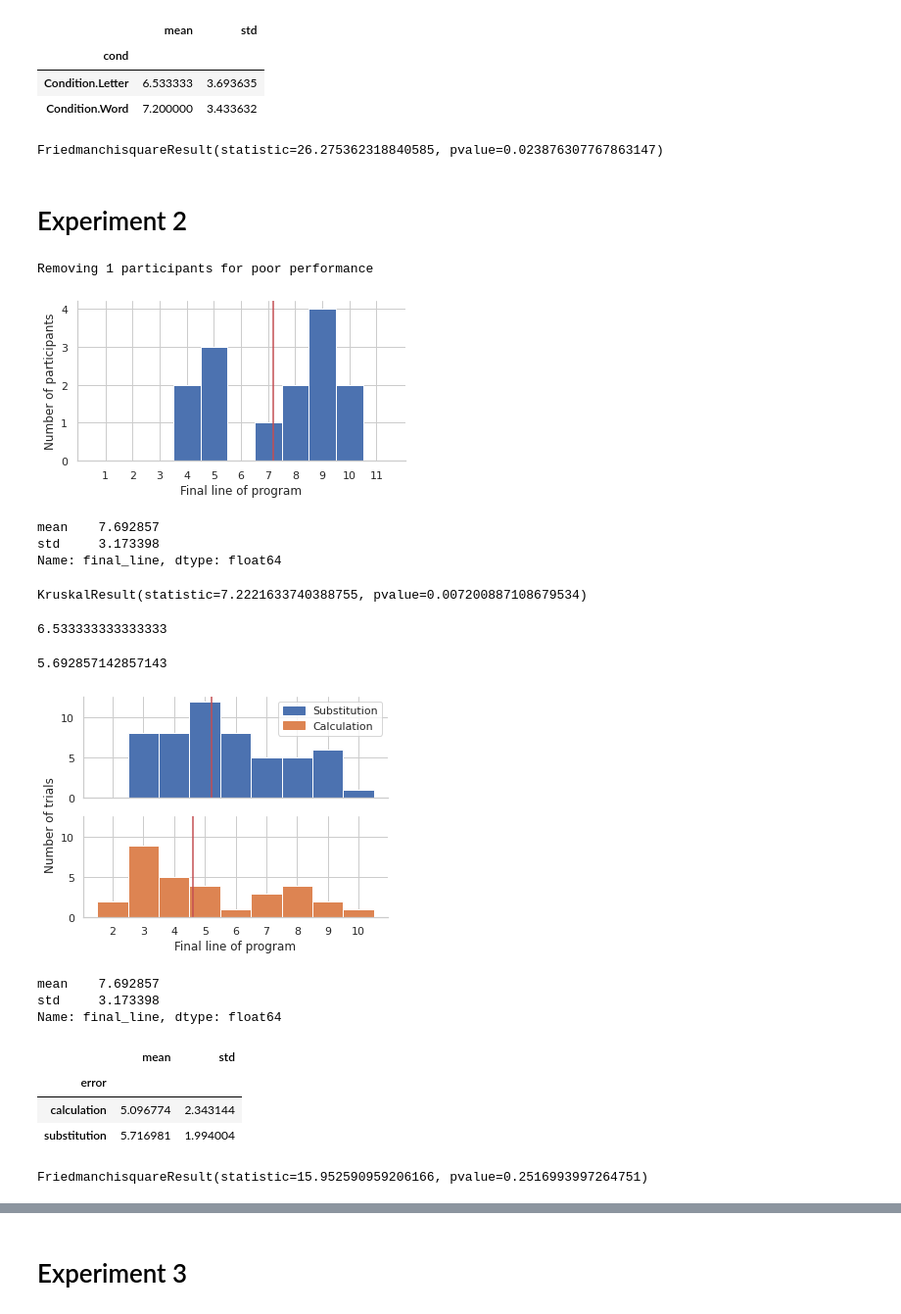
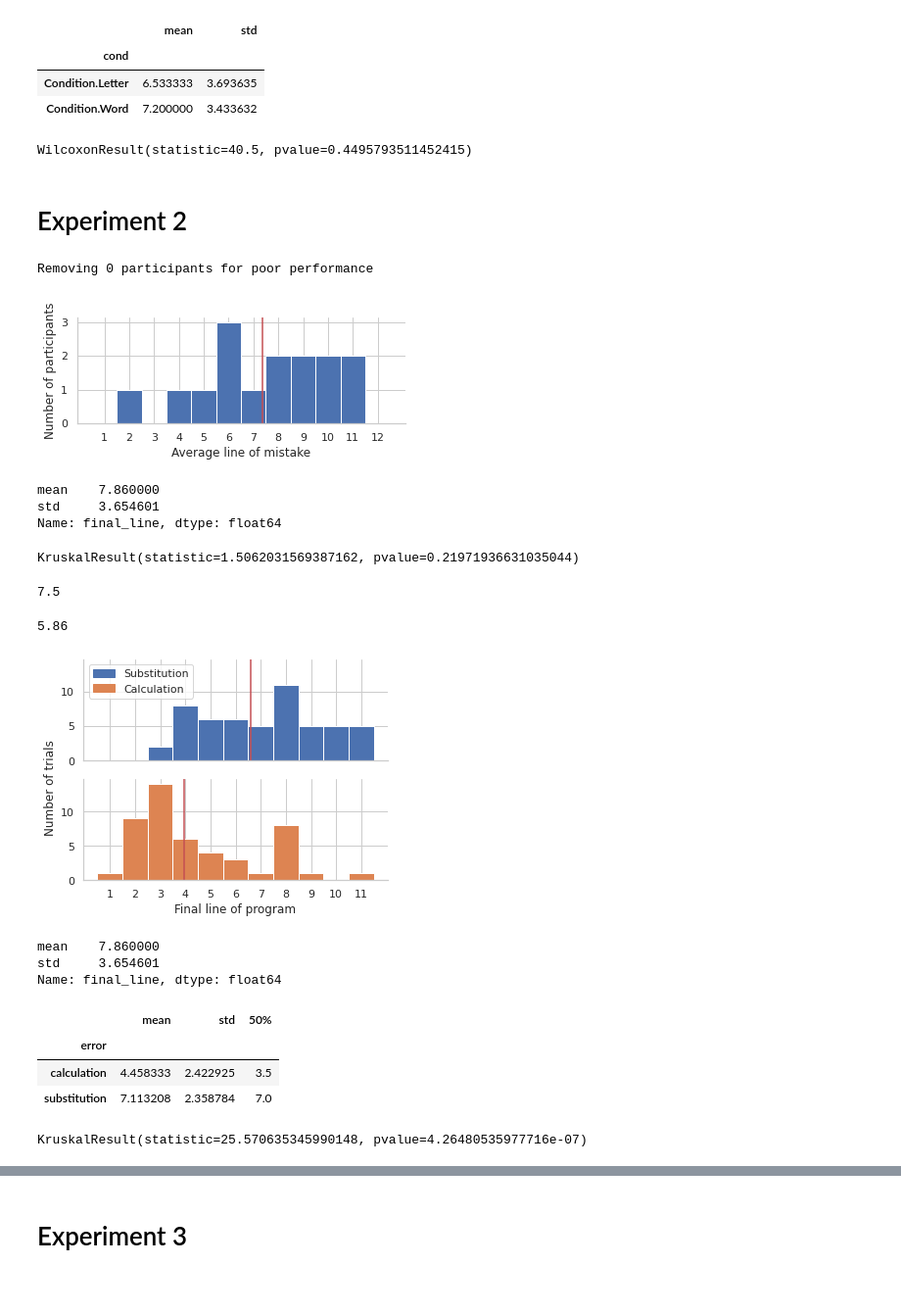
Before and after one commit to willcrichton/psypl-experiments, a Jupyter notebook: experiments/tracing_wm/FINAL_chi_analysis.ipynb, the cells around one changed output, grey strips where cells are left out. Shown: that part at 98% size. Saved outputs shown, nothing was run; the diff lists cells and outputs as text; code cells hidden in the pictures; blank space fills up the shorter version.

```diff
--- a/experiments/tracing_wm/FINAL_chi_analysis.ipynb
+++ b/experiments/tracing_wm/FINAL_chi_analysis.ipynb
@@ -4,7 +4,8 @@
 from psypl.experiments import (
     VariableCuedRecallExperiment, VariableArithmeticSequenceExperiment, FunctionAlignExperiment,
     FunctionBasicExperiment, FunctionDepthExperiment, SemanticNamesExperiment, VariableDistanceExperiment,
-    VariableCountExperiment, FunctionMemoryExperiment)
+    VariableCountExperiment, FunctionMemoryExperiment, TracingStrategyExperiment)
+from psypl.utils import OpNode, ConstNode
 from pickle_cache import PickleCache
 from pymongo import MongoClient
 import pandas as pd
@@ -13,7 +14,7 @@ import matplotlib.pyplot as plt
 from matplotlib.patches import Patch
 import numpy as np
 from pymer4 import Lmer, Lm
-from scipy.stats import shapiro, friedmanchisquare, kruskal, f_oneway
+from scipy.stats import shapiro, friedmanchisquare, kruskal, f_oneway, wilcoxon
 import warnings
 from pickle_cache import PickleCache
 import math
@@ -58,6 +59,7 @@ def histogram(data, ax, color, min=None, bins=None):
     sns.despine()
     ax.set_xticks((bins + 0.5)[:-1])
     ax.set_xticklabels(map(int, bins))
+    ax.s
     ax.axvline(data.mean(), color='r')
 
 def histogram_facet(data, facet, value, facet_names, xlabel, ylabel, loc='upper left'):
@@ -106,53 +108,53 @@ exp1_results.groupby('cond').correct_raw.describe()[['mean', 'std']]
 | Condition.Letter | 6.533333 | 3.693635 |
 | Condition.Word | 7.200000 | 3.433632 |
 # %%
-means = exp1_results.groupby(['cond', 'participant']).correct_raw.mean()
-friedmanchisquare(*means.unstack(level=[0]).values)
+means = exp1_results.groupby(['participant', 'cond']).correct_raw.mean()
+wilcoxon(*means.unstack(level=[0]).values)
 # %% [output]
-FriedmanchisquareResult(statistic=26.275362318840585, pvalue=0.023876307767863147)
+WilcoxonResult(statistic=40.5, pvalue=0.4495793511452415)
 # %% [markdown]
 # Experiment 2
 # %%
 exp2 = VariableArithmeticSequenceExperiment()
 exp2_results = exp2.get_mongo_results(experiments_db)
 exp2_results = exp2_results[exp2_results.cond == 'Condition.OneDigit']
-exp2_results = exp2_results[:15*10]
+exp2_results = exp2_results[15*10:]
 exp2_results = remove_incorrect_participants(exp2_results, 'stage', threshold=1.)
 exp2_results['final_line'] = exp2_results.stage + 1
 exp2_results['vars_remembered'] = exp2_results.final_line - 2
 # %% [output]
-Removing 1 participants for poor performance
+Removing 0 participants for poor performance
 # %%
-_, ax = plt.subplots(1, 1, figsize=(6, 3))
+_, ax = plt.subplots(1, 1, figsize=(6, 2))
 histogram(data=exp2_results.groupby('participant').mean().final_line, color=palette[0], ax=ax, min=1)
-ax.set_xlabel('Final line of program')
+ax.set_xlabel('Average line of mistake')
 ax.set_ylabel('Number of participants')
 plt.savefig('figs/exp2_results.pdf', bbox_inches='tight')
 # %% [output]
-[figure, old version]
+[figure, new version]
 # %%
 exp2_results.describe().final_line[['mean', 'std']]
 # %% [output]
-mean    7.692857
-std     3.173398
+mean    7.860000
+std     3.654601
 Name: final_line, dtype: float64
 # %%
 kruskal(
-    exp1_results[exp1_results.cond == 'Condition.Letter'].correct_raw.tolist(),
-    exp2_results.vars_remembered.tolist()
+    exp1_results[exp1_results.cond == 'Condition.Letter'].correct_raw,
+    exp2_results.vars_remembered
 )
 # %% [output]
-KruskalResult(statistic=7.2221633740388755, pvalue=0.007200887108679534)
+KruskalResult(statistic=1.5062031569387162, pvalue=0.21971936631035044)
 # %%
-exp1_results[exp1_results.cond == 'Condition.Letter'].correct_raw.mean()
+exp1_results[exp1_results.cond == 'Condition.Letter'].correct_raw.median()
 # %% [output]
-6.533333333333333
+7.5
 # %%
 exp2_results.vars_remembered.mean()
 # %% [output]
-5.692857142857143
+5.86
 # %%
-errors = exp2_results[exp2_results.final_line < 11]
+errors = exp2_results[exp2_results.final_line < 12]
 histogram_facet(
     errors,
     facet='error',
@@ -160,29 +162,28 @@ histogram_facet(
     facet_names={'calculation': 'Calculation', 'substitution': 'Substitution'},
     xlabel='Final line of program',
     ylabel='Number of trials',
-    loc='upper right')
+    loc='upper left')
 
 plt.savefig('figs/exp2_errors.pdf', bbox_inches='tight')
 # %% [output]
-[figure, old version]
+[figure, new version]
 # %%
 exp2_results.final_line.describe()[['mean', 'std']]
 # %% [output]
-mean    7.692857
-std     3.173398
+mean    7.860000
+std     3.654601
 Name: final_line, dtype: float64
 # %%
-errors.groupby('error').describe().final_line[['mean', 'std']]
+errors.groupby('error').describe().final_line[['mean', 'std', '50%']]
 # %% [output]
-|  | mean | std |
-| error |  |  |
-| calculation | 5.096774 | 2.343144 |
-| substitution | 5.716981 | 1.994004 |
+|  | mean | std | 50% |
+| error |  |  |  |
+| calculation | 4.458333 | 2.422925 | 3.5 |
+| substitution | 7.113208 | 2.358784 | 7.0 |
-# %%
-means = errors.groupby(['error', 'participant']).final_line.mean()
-friedmanchisquare(*means.unstack(level=[0]).values)
-# %% [output]
-FriedmanchisquareResult(statistic=15.952590959206166, pvalue=0.2516993997264751)
+# %%
+kruskal(errors[errors.error == 'substitution'].final_line, errors[errors.error == 'calculation'].final_line)
+# %% [output]
+KruskalResult(statistic=25.570635345990148, pvalue=4.26480535977716e-07)
 # %%
 counts = errors.groupby('error').size()
 print(counts)
```
Also changed, not shown: parts of 22 cells of this notebook, 18 other files.
